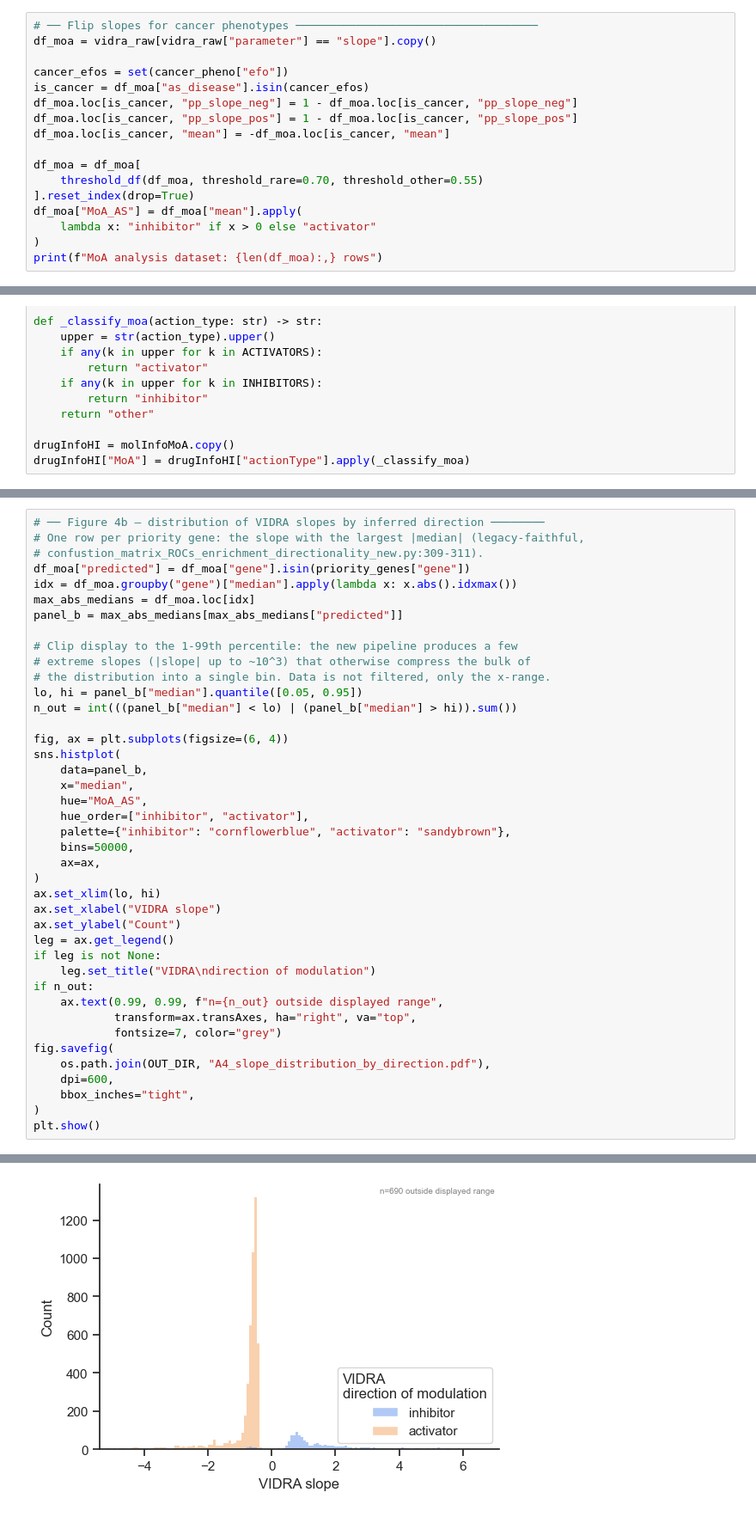
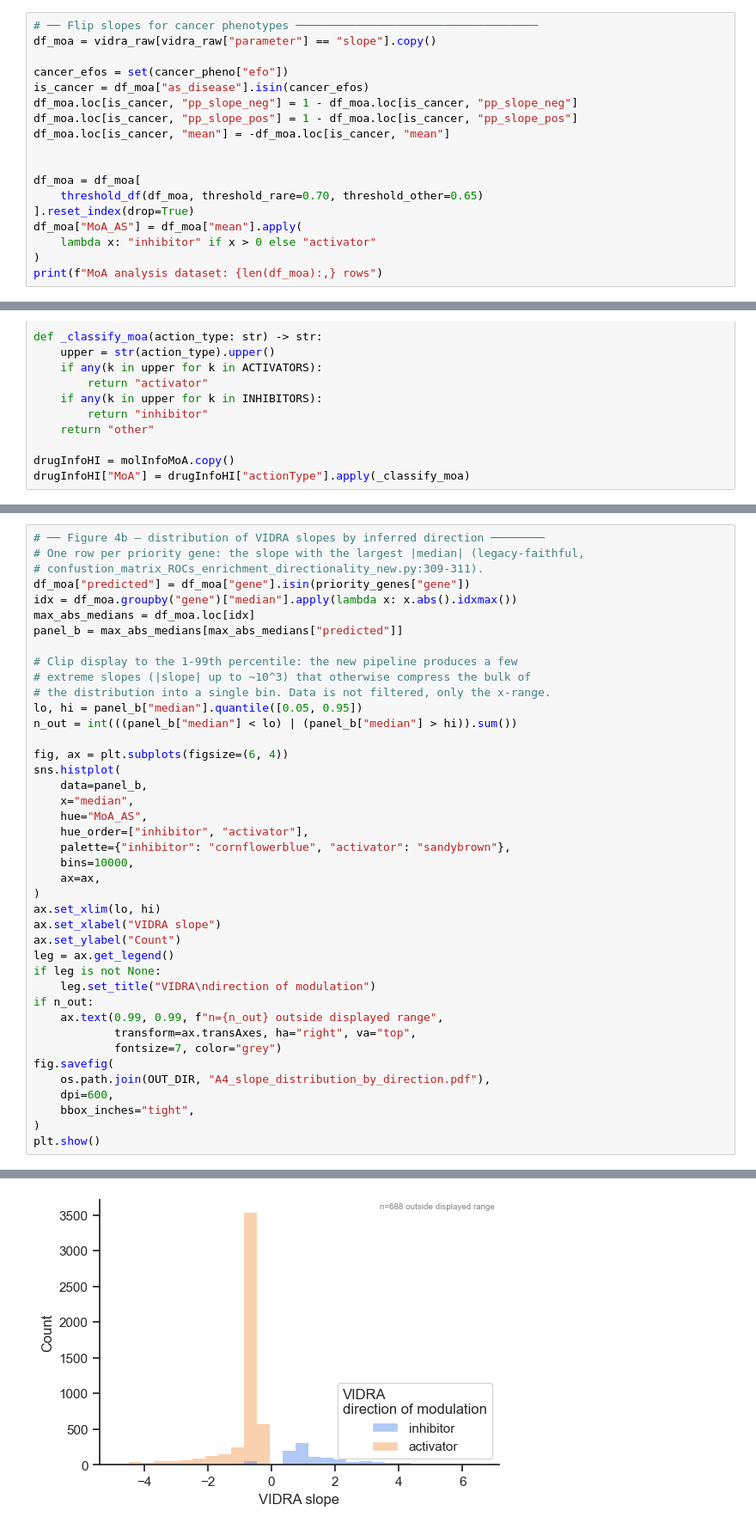
Before and after one commit to TrynkaLab/VIDRA, a Jupyter notebook: scripts/post_stat/post_analysis.ipynb, the cells around one changed output, grey strips where cells are left out. Shown at 86% size. Drawn from its saved outputs; the diff is of its cells as text.

```diff
--- a/scripts/post_stat/post_analysis.ipynb
+++ b/scripts/post_stat/post_analysis.ipynb
@@ -1276,8 +1227,9 @@ df_moa.loc[is_cancer, "pp_slope_neg"] = 1 - df_moa.loc[is_cancer, "pp_slope_neg"
 df_moa.loc[is_cancer, "pp_slope_pos"] = 1 - df_moa.loc[is_cancer, "pp_slope_pos"]
 df_moa.loc[is_cancer, "mean"] = -df_moa.loc[is_cancer, "mean"]
 
+
 df_moa = df_moa[
-    threshold_df(df_moa, threshold_rare=0.70, threshold_other=0.55)
+    threshold_df(df_moa, threshold_rare=0.70, threshold_other=0.65)
 ].reset_index(drop=True)
 df_moa["MoA_AS"] = df_moa["mean"].apply(
     lambda x: "inhibitor" if x > 0 else "activator"
@@ -1595,7 +1765,7 @@ sns.histplot(
     hue="MoA_AS",
     hue_order=["inhibitor", "activator"],
     palette={"inhibitor": "cornflowerblue", "activator": "sandybrown"},
-    bins=50000,
+    bins=10000,
     ax=ax,
 )
 ax.set_xlim(lo, hi)
@@ -1622,4 +1789,4 @@ Creating legend with loc="best" can be slow with large amounts of data.
-[figure, old version]
+[figure, new version]
 # %%
 # ── Figure 4c — direction of modulation: drug annotation vs VIDRA ─────────
 # Drug (external annotation): proportions across ALL drug-target MoA calls.
```
Also changed, not shown: parts of 23 cells of this notebook.
